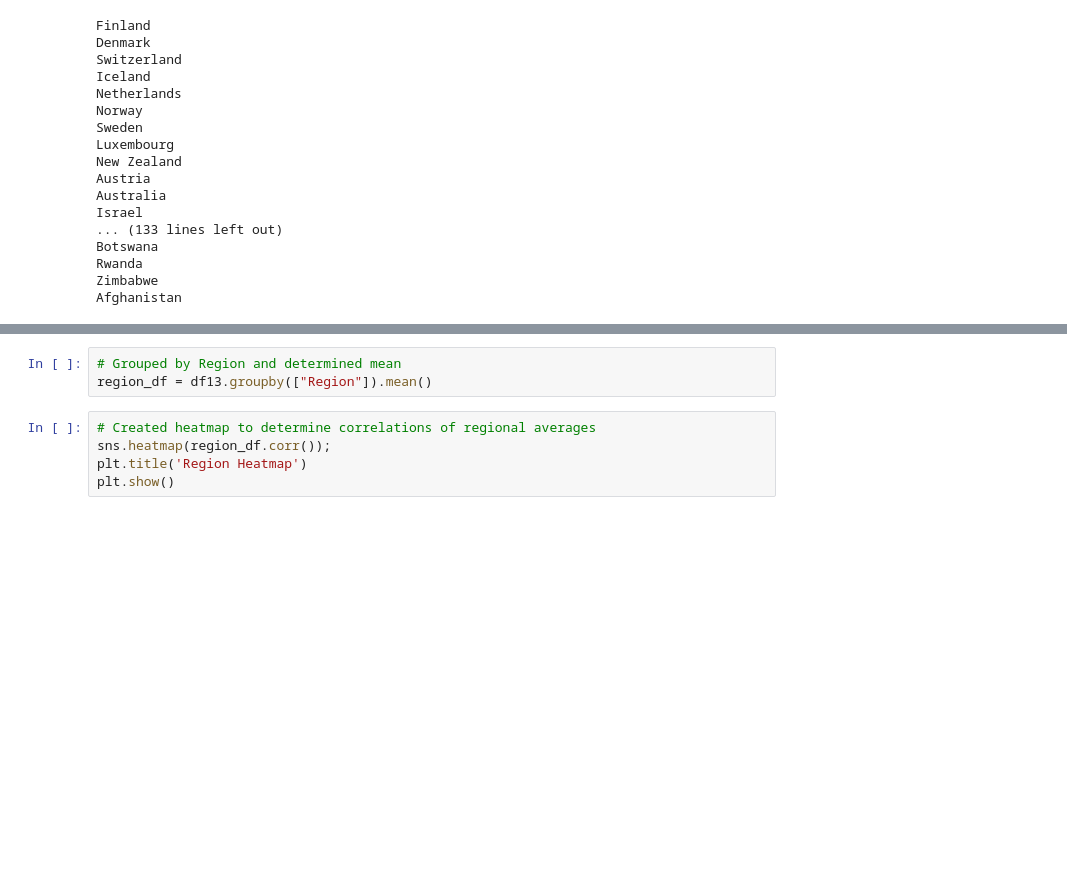
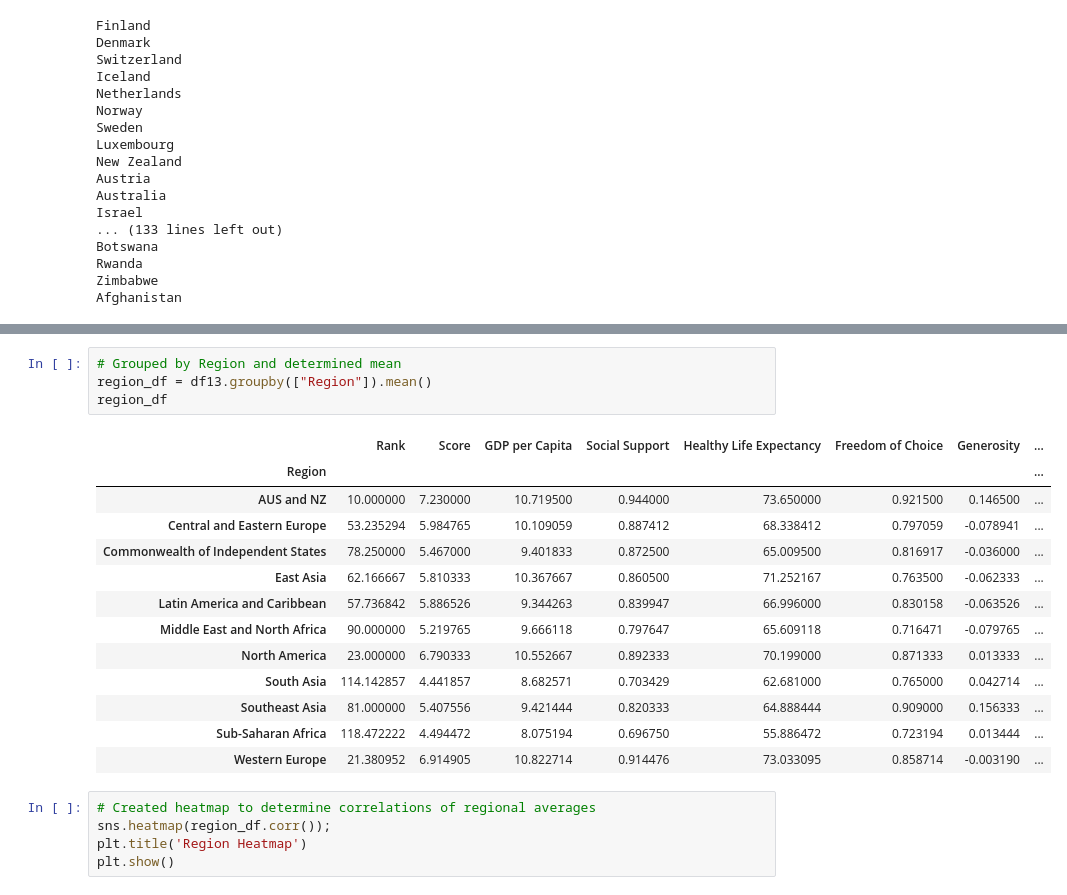
Before and after one commit to tajiabdullah/Project-3, a Jupyter notebook: world_happiness.ipynb, the cells around one changed output, grey strips where cells are left out. Cells and saved outputs as stored; diff of their text form; blank space fills up the shorter version.

Commit message:
printed group by region df

```diff
--- a/world_happiness.ipynb
+++ b/world_happiness.ipynb
@@ -252,6 +252,21 @@ print(df13.to_string())
 # %%
 # Grouped by Region and determined mean
 region_df = df13.groupby(["Region"]).mean()
+region_df
+# %% [output]
+|  | Rank | Score | GDP per Capita | Social Support | Healthy Life Expectancy | Freedom of Choice | Generosity | ... |
+| Region |  |  |  |  |  |  |  | ... |
+| AUS and NZ | 10.000000 | 7.230000 | 10.719500 | 0.944000 | 73.650000 | 0.921500 | 0.146500 | ... |
+| Central and Eastern Europe | 53.235294 | 5.984765 | 10.109059 | 0.887412 | 68.338412 | 0.797059 | -0.078941 | ... |
+| Commonwealth of Independent States | 78.250000 | 5.467000 | 9.401833 | 0.872500 | 65.009500 | 0.816917 | -0.036000 | ... |
+| East Asia | 62.166667 | 5.810333 | 10.367667 | 0.860500 | 71.252167 | 0.763500 | -0.062333 | ... |
+| Latin America and Caribbean | 57.736842 | 5.886526 | 9.344263 | 0.839947 | 66.996000 | 0.830158 | -0.063526 | ... |
+| Middle East and North Africa | 90.000000 | 5.219765 | 9.666118 | 0.797647 | 65.609118 | 0.716471 | -0.079765 | ... |
+| North America | 23.000000 | 6.790333 | 10.552667 | 0.892333 | 70.199000 | 0.871333 | 0.013333 | ... |
+| South Asia | 114.142857 | 4.441857 | 8.682571 | 0.703429 | 62.681000 | 0.765000 | 0.042714 | ... |
+| Southeast Asia | 81.000000 | 5.407556 | 9.421444 | 0.820333 | 64.888444 | 0.909000 | 0.156333 | ... |
+| Sub-Saharan Africa | 118.472222 | 4.494472 | 8.075194 | 0.696750 | 55.886472 | 0.723194 | 0.013444 | ... |
+| Western Europe | 21.380952 | 6.914905 | 10.822714 | 0.914476 | 73.033095 | 0.858714 | -0.003190 | ... |
 # %%
 # Created heatmap to determine correlations of regional averages
 sns.heatmap(region_df.corr());
```
